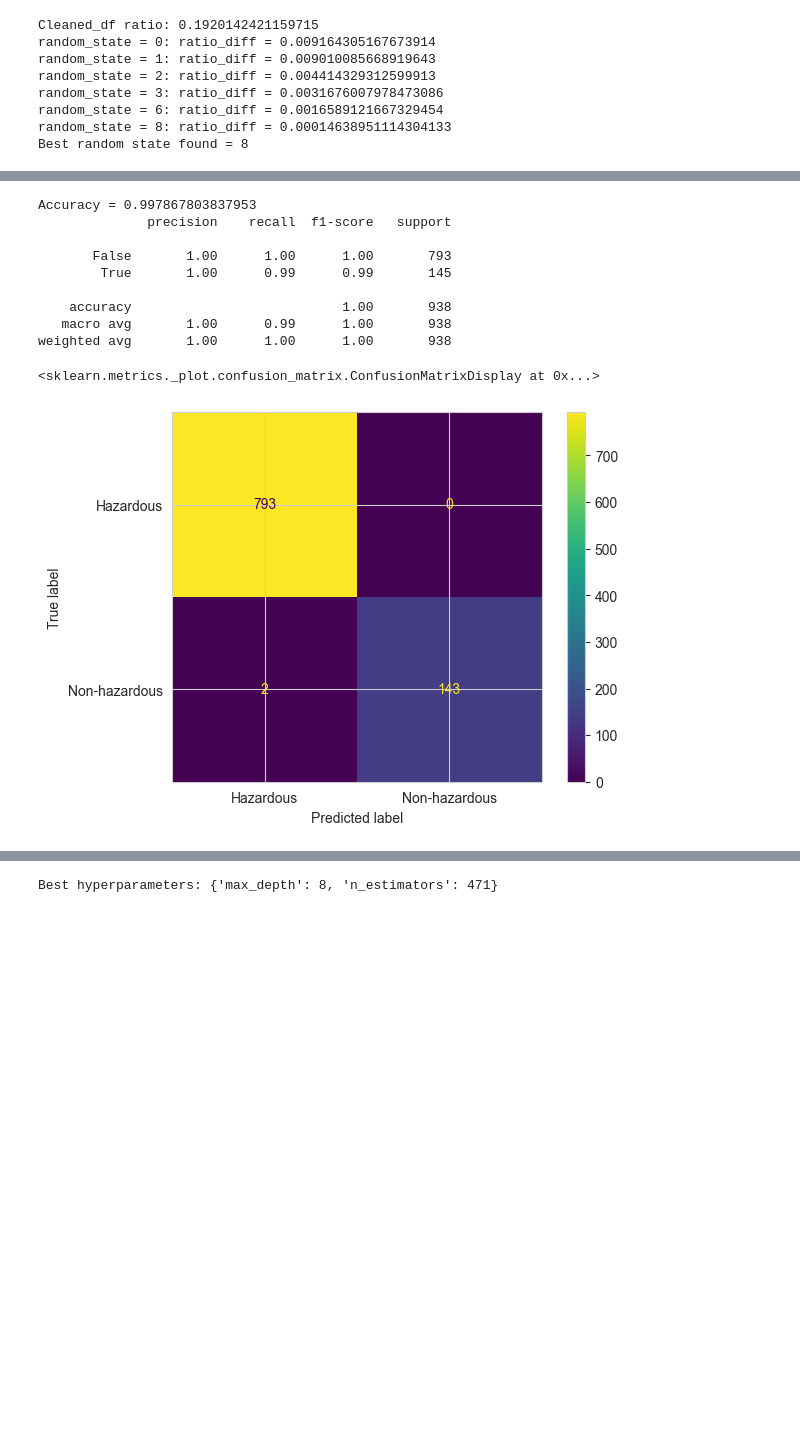
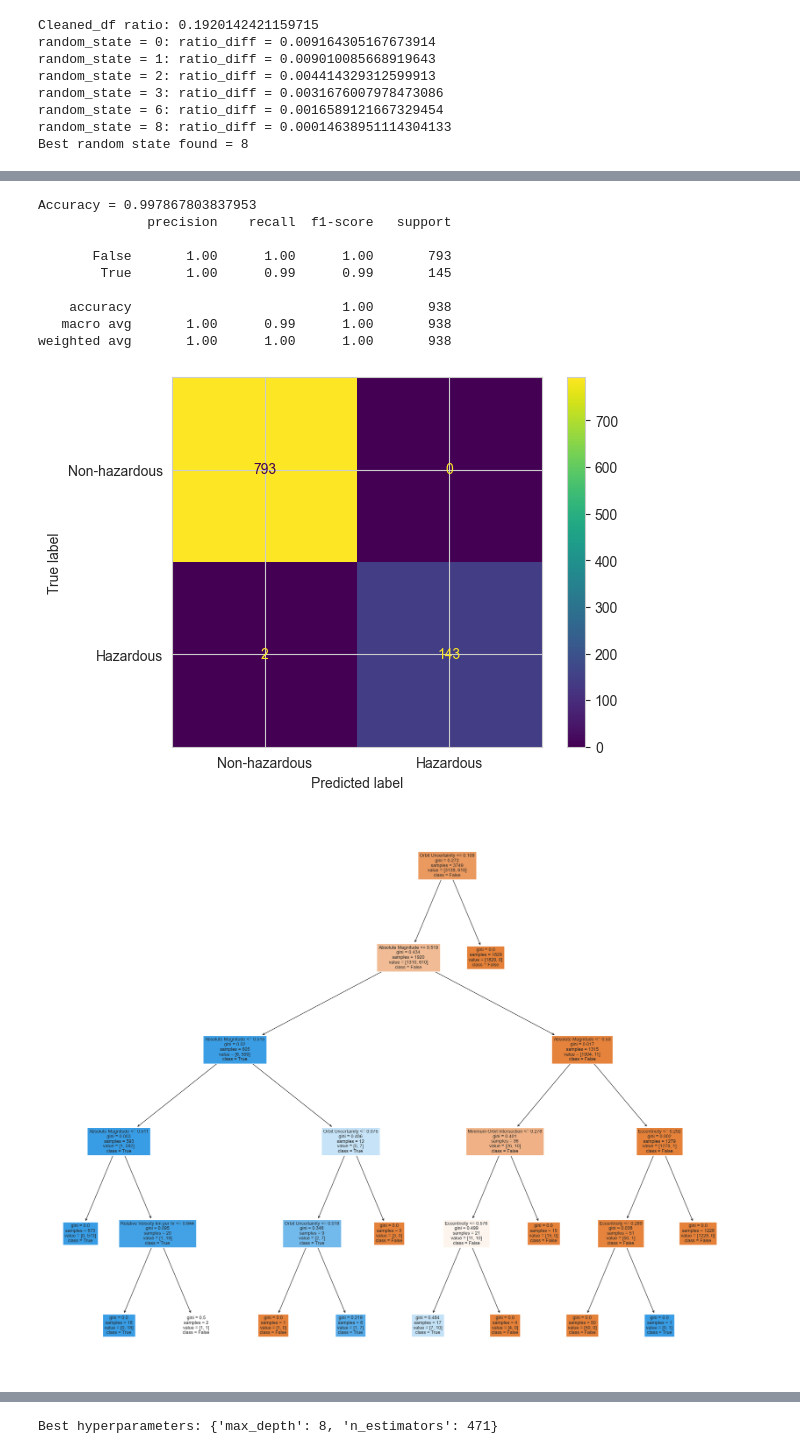
Before and after one commit to nsaadat01/ecs-171-project, a Jupyter notebook: EDA/ASTEROIDS/Asteroids Dataset EDA.ipynb, the cells around one changed output, grey strips where cells are left out. Saved outputs shown, nothing was run; the diff lists cells and outputs as text; code cells hidden in the pictures; blank space fills up the shorter version.

Commit message:
modified webpage a bit, visualized DTC and got feature importances

```diff
--- a/EDA/ASTEROIDS/Asteroids Dataset EDA.ipynb
+++ b/EDA/ASTEROIDS/Asteroids Dataset EDA.ipynb
@@ -257,29 +259,37 @@ Best accuracies reached by each model:
 # %%
 # based on above code, dtc with depth = 5 works best
 
 # create the model
 model = DecisionTreeClassifier(max_depth=dtc_accs.index(max(dtc_accs)) + 2)
 
 # train
 model.fit(X_train_scaled, y_train)
 
 # test
 y_pred = model.predict(X_test_scaled)
 
 # accuracy and classification report
 print(f"Accuracy = {accuracy_score(y_pred=y_pred, y_true=y_test)}")
 print(classification_report(y_test, y_pred))
 cm = confusion_matrix(y_test, y_pred)
-ConfusionMatrixDisplay(confusion_matrix=cm, display_labels=["Hazardous", "Non-hazardous"]).plot()
+ConfusionMatrixDisplay(confusion_matrix=cm, display_labels=["Non-hazardous", "Hazardous"]).plot()
+
+# display the decision tree
+from sklearn import tree
+fig = plt.figure(figsize=(25,20))
+_ = tree.plot_tree(model,
+                   feature_names=top_cols_df.columns[:-1],
+                   class_names=["False", "True"],
+                   filled=True)
 # %% [output]
 Accuracy = 0.997867803837953
               precision    recall  f1-score   support
 
        False       1.00      1.00      1.00       793
         True       1.00      0.99      0.99       145
 
     accuracy                           1.00       938
    macro avg       1.00      0.99      1.00       938
 weighted avg       1.00      1.00      1.00       938
-<sklearn.metrics._plot.confusion_matrix.ConfusionMatrixDisplay at 0x...>
-[figure, old version]
+[figure, new version]
+[figure, added]
```
Also changed, not shown: parts of 3 cells of this notebook, 2 other files.
